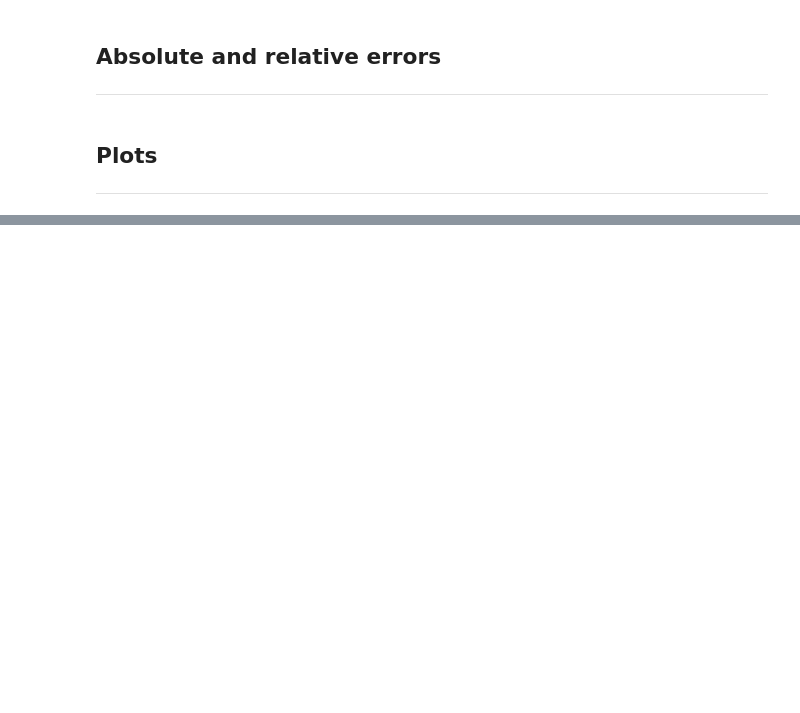
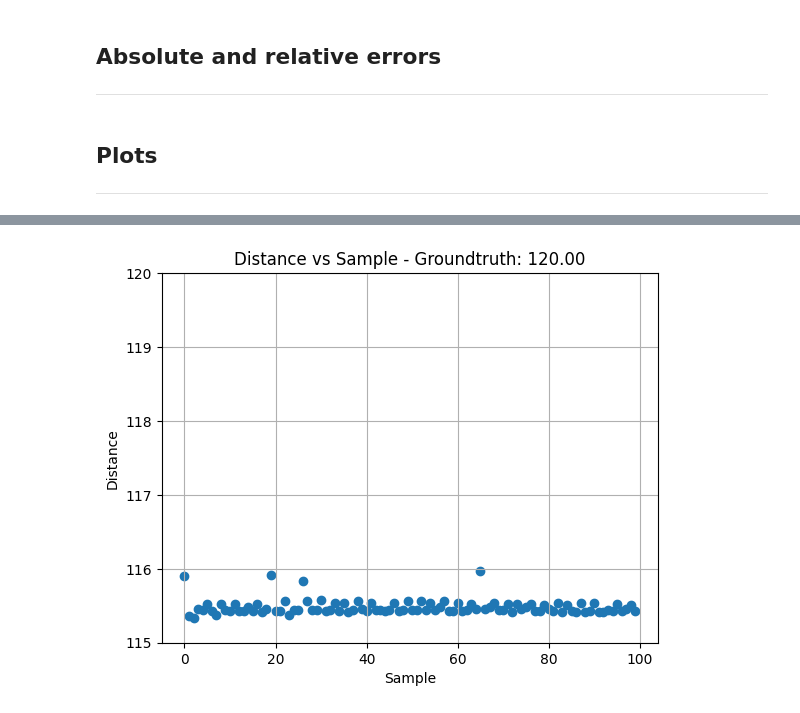
Before and after one commit to mobile-robotics-unal/Laboratory-Sensors-and-uncertainty, a Jupyter notebook: scripts/ultrasonido.ipynb, the cells around one changed output, grey strips where cells are left out. Drawn from its saved outputs; the diff is of its cells as text; code cells hidden in the pictures; blank space fills up the shorter version.

```diff
--- a/scripts/ultrasonido.ipynb
+++ b/scripts/ultrasonido.ipynb
@@ -79,0 +95,10 @@ plt.grid()
+# %%
+plt.scatter(range(100), df2["measure"])
+plt.title("Distance vs Sample - Groundtruth: {0:.2f}".format(real2))
+plt.xlabel("Sample")
+plt.ylabel("Distance")
+plt.grid()
+plt.ylim(real2-5, real2)
+plt.savefig("../figures/ultrasound/DistancevsSample " + str(real2))
+# %% [output]
+[figure, added]
```
Also changed, not shown: parts of 25 cells of this notebook, 10 other files.
